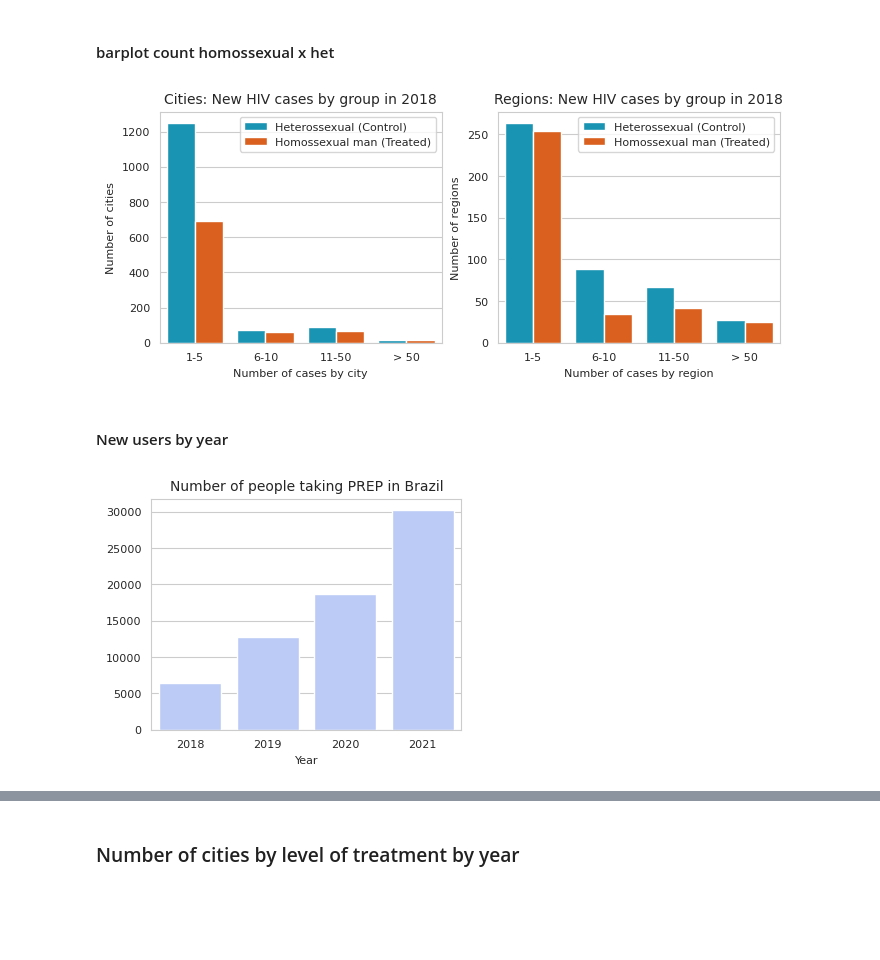
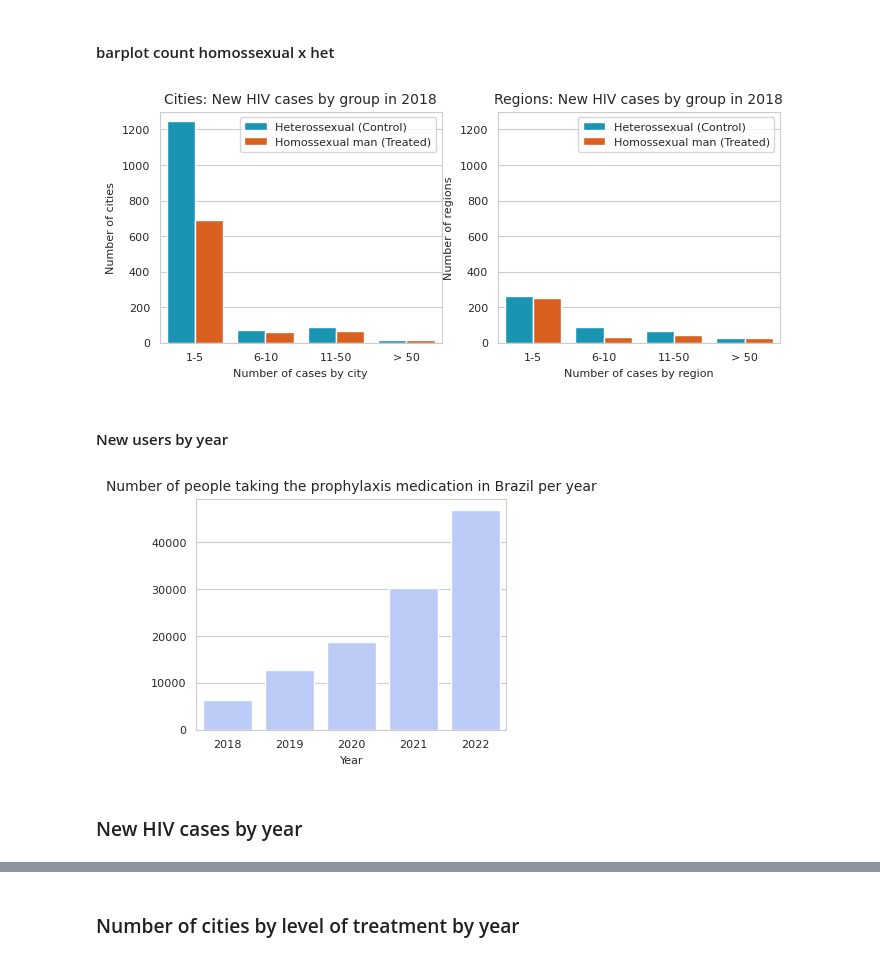
Before and after one commit to rfrade/prep, a Jupyter notebook: graphs_hiv.ipynb, the cells around one changed output, grey strips where cells are left out. Cells and saved outputs as stored; diff of their text form; code cells hidden in the pictures; blank space fills up the shorter version.

```diff
--- a/graphs_hiv.ipynb
+++ b/graphs_hiv.ipynb
@@ -163,7 +192,7 @@ dict_hist = {
 }
 
 het_count_hist = binned_data(cities.query("year == 2018"), "hiv_het", dict_hist)
-gay_count_hist = binned_data(cities.query("year == 2018"), "hiv_homo", dict_hist)
+gay_count_hist = binned_data(cities.query("year == 2018"), "hiv_h", dict_hist)
 
 het_count_hist["group"] = label_het
 gay_count_hist["group"] = label_gay
@@ -184,13 +213,14 @@ plt.title("Cities: New HIV cases by group in 2018",fontsize=10)
 sns.move_legend(g, "upper right", title="",fontsize=8)
 plt.ylabel("Number of cities")
 plt.xlabel("Number of cases by city")
+plt.ylim([0,1300])
 
 
 ##### REGION
 
 plt.subplot(1, 2, 2)
 het_count_hist = binned_data(regions.query("year == 2018"), "hiv_het", dict_hist)
-gay_count_hist = binned_data(regions.query("year == 2018"), "hiv_homo", dict_hist)
+gay_count_hist = binned_data(regions.query("year == 2018"), "hiv_h", dict_hist)
 
 het_count_hist["group"] = label_het
 gay_count_hist["group"] = label_gay
@@ -208,24 +238,27 @@ sns.move_legend(g, "upper right", title="",fontsize=8)
 plt.ylabel("Number of regions")
 plt.xlabel(f"Number of cases by region")
 
-plt.savefig("results_graphs/new_cases_by_city_region.png",
+plt.savefig("graphs/new_cases_by_city_region.png",
                bbox_inches='tight')
+plt.ylim([0,1300])
 plt.show()
 # %% [output]
-[figure, old version]
+[figure, new version]
 # %% [markdown]
 #### New users by year
 # %%
 from numpy import count_nonzero
 ax = sns.barplot(x="year", y="following",
-                 data=cases.query("year in [2018,2019,2020,2021]"),
+                 data=cities.query("year in [2018,2019,2020,2021,2022]"),
                  estimator=np.sum, color=SINGLE_COLOR)
-plt.title("Number of people taking PREP in Brazil")
+plt.title("Number of people taking the prophylaxis medication in Brazil per year")
 plt.xlabel("Year")
 plt.ylabel("")
 
-plt.savefig("results_graphs/new_cases_by_city_region.png",
-               bbox_inches='tight')
+plt.savefig("graphs/prep_numbers_brazil.png",
+               bbox_inches='tight', dpi=150)
 plt.show()
 # %% [output]
-[figure, old version]
+[figure, new version]
+# %% [markdown]
+### New HIV cases by year
```
Also changed, not shown: parts of 42 cells of this notebook, 1 other file.
